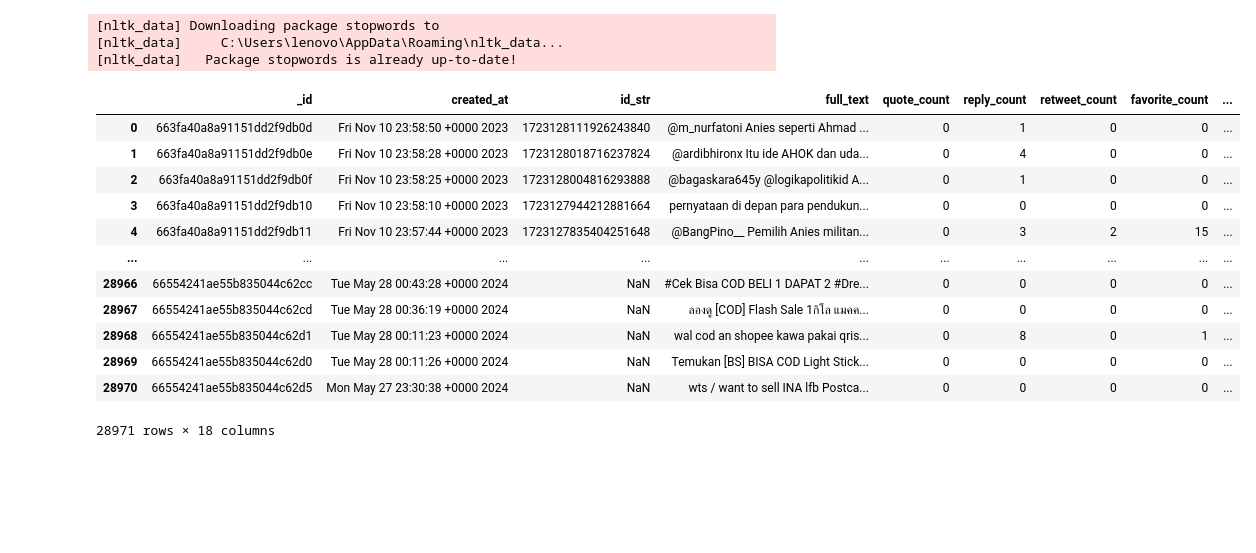
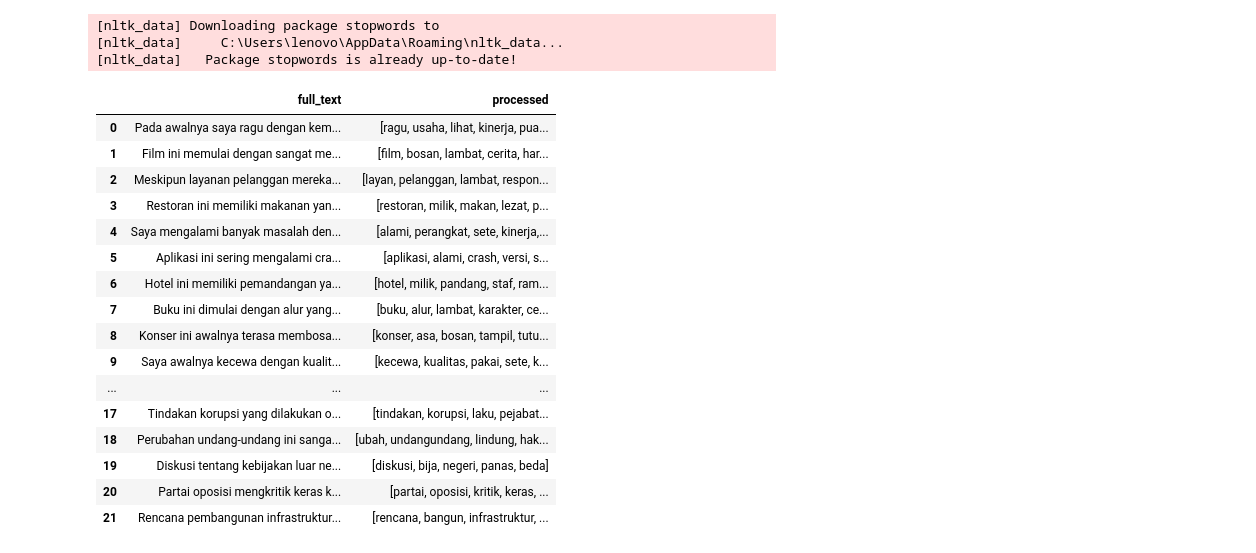
Before and after one commit to RaihanSyahSP/analisis-sentimen-socialabs, a Jupyter notebook: preprocessing.ipynb, the cells around one changed output. Drawn from its saved outputs; the diff is of its cells as text; code cells hidden in the pictures; blank space fills up the shorter version.

Commit message:
push banyak

```diff
--- a/preprocessing.ipynb
+++ b/preprocessing.ipynb
@@ -64,6 +71,6 @@ df
 # %%
-# check duplicate data
-print('Duplicate data:', df.duplicated().sum())
+# # check duplicate data
+# print('Duplicate data:', df.duplicated().sum())
 
-# remove duplicate data
-df = df.drop_duplicates()
+# # remove duplicate data
+# df = df.drop_duplicates()
@@ -296,0 +279,11 @@ df
+# %%
+from mpstemmer import MPStemmer
+
+stemmer = MPStemmer()
+
+
+def stemmed_wrapper(term):
+    return [stemmer.stem(word) for word in term]
+
+# df["before"] = df["after"]
+df['processed'] = df['processed'].apply(stemmed_wrapper)
@@ -304,7 +317,7 @@ nltk.download('stopwords')
 stop_words = stopwords.words('indonesian')
 
 # Hapus kata "tidak" dari daftar stopword
-stop_words = [word for word in stop_words if word not in ['tidak', 'jangan', 'belum', 'bukan', "enggak", "engga"]]
+stop_words = [word for word in stop_words if word not in ['tidak', 'baik', 'jelek', 'jangan', 'belum', 'bukan', "enggak", "engga"]]
 
 # ---------------------------- manualy add stopword  ------------------------------------
 # append additional stopword
@@ -319,43 +332,47 @@ stop_words.extend(["yg", "dg", "rt", "dgn", "ny", "d", 'klo',
 # ----------------------- add stopword from txt file ------------------------------------
 # read txt stopword using pandas
 txt_stopword = pd.read_csv("./utils/stopwords.txt", names= ["stopwords"], header = None)
 
 # convert stopword string to list & append additional stopword
 stop_words.extend(txt_stopword["stopwords"][0].split(' '))
 
 # ---------------------------------------------------------------------------------------
 
 # convert list to dictionary
 stop_words = set(stop_words)
 
 
 #remove stopword pada list token
 def stopwords_removal(words):
     return [word for word in words if word not in stop_words]
 
 
 # df["before"] = df["after"]
 df['processed'] = df['processed'].apply(stopwords_removal)
 # df_train['processed'] = df_train['processed'].apply(stopwords_removal)
 # df_valid['processed'] = df_valid['processed'].apply(stopwords_removal)
 # df_test['processed'] = df_test['processed'].apply(stopwords_removal)
 
 df
 # df_test
 # %% [output]
 [nltk_data] Downloading package stopwords to
 [nltk_data]     C:\Users\lenovo\AppData\Roaming\nltk_data...
 [nltk_data]   Package stopwords is already up-to-date!
-|  | _id | created_at | id_str | full_text | quote_count | reply_count | retweet_count | favorite_count | ... |
-| 0 | 663fa40a8a91151dd2f9db0d | Fri Nov 10 23:58:50 +0000 2023 | 1723128111926243840 | @m_nurfatoni Anies seperti Ahmad ... | 0 | 1 | 0 | 0 | ... |
-| 1 | 663fa40a8a91151dd2f9db0e | Fri Nov 10 23:58:28 +0000 2023 | 1723128018716237824 | @ardibhironx Itu ide AHOK dan uda... | 0 | 4 | 0 | 0 | ... |
-| 2 | 663fa40a8a91151dd2f9db0f | Fri Nov 10 23:58:25 +0000 2023 | 1723128004816293888 | @bagaskara645y @logikapolitikid A... | 0 | 1 | 0 | 0 | ... |
-| 3 | 663fa40a8a91151dd2f9db10 | Fri Nov 10 23:58:10 +0000 2023 | 1723127944212881664 | pernyataan di depan para pendukun... | 0 | 0 | 0 | 0 | ... |
-| 4 | 663fa40a8a91151dd2f9db11 | Fri Nov 10 23:57:44 +0000 2023 | 1723127835404251648 | @BangPino__ Pemilih Anies militan... | 0 | 3 | 2 | 15 | ... |
-| ... | ... | ... | ... | ... | ... | ... | ... | ... | ... |
-| 28966 | 66554241ae55b835044c62cc | Tue May 28 00:43:28 +0000 2024 | NaN | #Cek Bisa COD BELI 1 DAPAT 2 #Dre... | 0 | 0 | 0 | 0 | ... |
-| 28967 | 66554241ae55b835044c62cd | Tue May 28 00:36:19 +0000 2024 | NaN | ลองดู [COD] Flash Sale 1กิโล แมคค... | 0 | 0 | 0 | 0 | ... |
-| 28968 | 66554241ae55b835044c62d1 | Tue May 28 00:11:23 +0000 2024 | NaN | wal cod an shopee kawa pakai qris... | 0 | 8 | 0 | 1 | ... |
-| 28969 | 66554241ae55b835044c62d0 | Tue May 28 00:11:26 +0000 2024 | NaN | Temukan [BS] BISA COD Light Stick... | 0 | 0 | 0 | 0 | ... |
-| 28970 | 66554241ae55b835044c62d5 | Mon May 27 23:30:38 +0000 2024 | NaN | wts / want to sell INA lfb Postca... | 0 | 0 | 0 | 0 | ... |
+|  | full_text | processed |
+| 0 | Pada awalnya saya ragu dengan kem... | [ragu, usaha, lihat, kinerja, pua... |
+| 1 | Film ini memulai dengan sangat me... | [film, bosan, lambat, cerita, har... |
+| 2 | Meskipun layanan pelanggan mereka... | [layan, pelanggan, lambat, respon... |
+| 3 | Restoran ini memiliki makanan yan... | [restoran, milik, makan, lezat, p... |
+| 4 | Saya mengalami banyak masalah den... | [alami, perangkat, sete, kinerja,... |
+| 5 | Aplikasi ini sering mengalami cra... | [aplikasi, alami, crash, versi, s... |
+| 6 | Hotel ini memiliki pemandangan ya... | [hotel, milik, pandang, staf, ram... |
+| 7 | Buku ini dimulai dengan alur yang... | [buku, alur, lambat, karakter, ce... |
+| 8 | Konser ini awalnya terasa membosa... | [konser, asa, bosan, tampil, tutu... |
+| 9 | Saya awalnya kecewa dengan kualit... | [kecewa, kualitas, pakai, sete, k... |
+| ... | ... | ... |
+| 17 | Tindakan korupsi yang dilakukan o... | [tindakan, korupsi, laku, pejabat... |
+| 18 | Perubahan undang-undang ini sanga... | [ubah, undangundang, lindung, hak... |
+| 19 | Diskusi tentang kebijakan luar ne... | [diskusi, bija, negeri, panas, beda] |
+| 20 | Partai oposisi mengkritik keras k... | [partai, oposisi, kritik, keras, ... |
+| 21 | Rencana pembangunan infrastruktur... | [rencana, bangun, infrastruktur, ... |
-28971 rows × 18 columns
```
Also changed, not shown: parts of 33 cells of this notebook, 21 other files.
